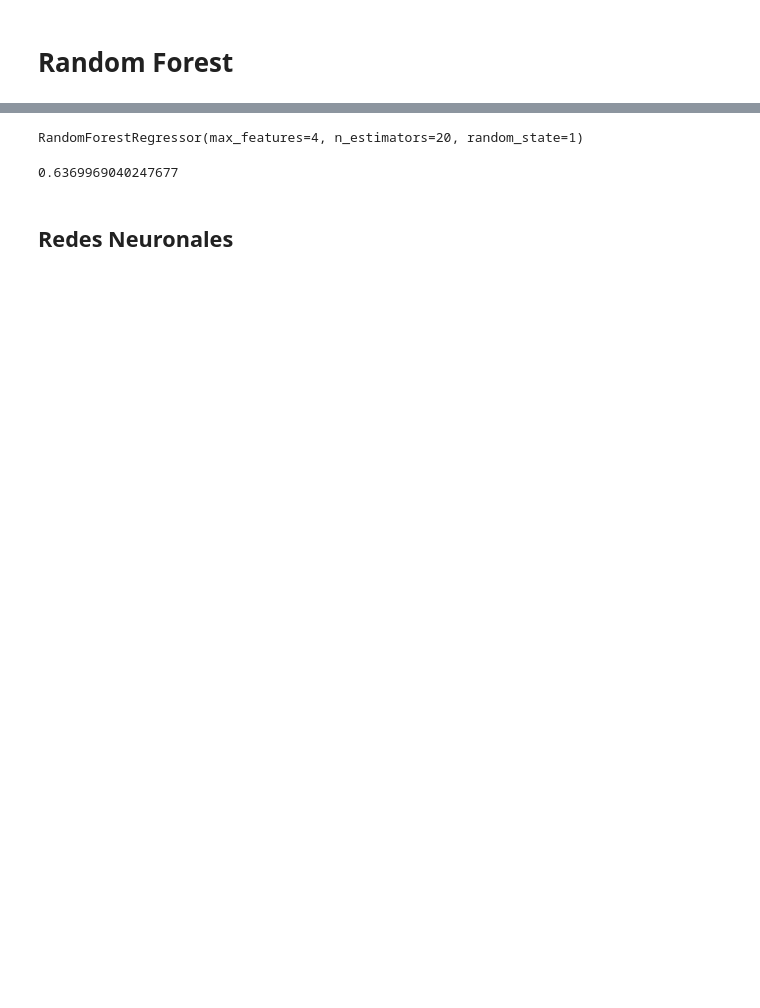
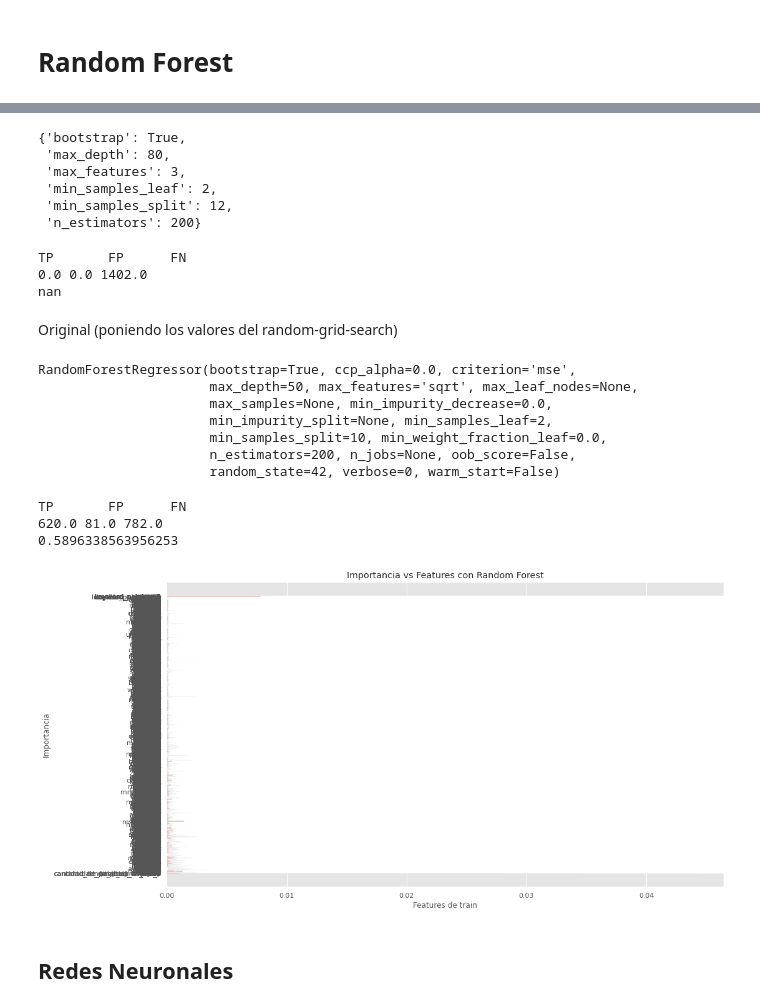
Before and after one commit to GIBelletti/TP2-7506-Datos, a Jupyter notebook: TP2.ipynb, the cells around one changed output, grey strips where cells are left out. Drawn from its saved outputs; the diff is of its cells as text; code cells hidden in the pictures; blank space fills up the shorter version.

Commit message:
Agrego la busqueda de hiperparam con RandomGridSearch

```diff
--- a/TP2.ipynb
+++ b/TP2.ipynb
@@ -895,8 +689,6 @@ maximo 0.6653831343858299 parametros (iter,learning,profundidad) [14, 0.56, 0.52
 # %%
-xgb_reg = xgb.XGBRegressor(max_depth = 15,
+xgb_reg = xgb.XGBRegressor(max_depth = 7,
                            colsample_bytree = 0.5,
-                           learning_rate = 0.8,
+                           learning_rate = 0.6,
                            alpha = 10,
                            objetive = 'reg:squarederror')
-
-xgb_reg.fit(train_set, train_label)
@@ -952,22 +828,49 @@ NameError: name 'xg_reg' is not defined
+# %%
+grid_search.best_params_
+# %% [output]
+{'bootstrap': True,
+ 'max_depth': 80,
+ 'max_features': 3,
+ 'min_samples_leaf': 2,
+ 'min_samples_split': 12,
+ 'n_estimators': 200}
+# %%
+preds = grid_search.predict(test_set).round()
+result['target'] = preds
+print(F1(result))
+# %% [output]
+TP       FP      FN
+0.0 0.0 1402.0
+nan
+# %% [markdown]
+Original (poniendo los valores del random-grid-search)
 # %%
-from sklearn.ensemble import RandomForestRegressor
-rf = RandomForestRegressor(random_state=1, n_estimators = 20, max_features = 4)
+rf = RandomForestRegressor(random_state=42, n_estimators = 200, max_features = 'sqrt', min_samples_split = 10, min_samples_leaf = 2, max_depth = 50)
 rf.fit(train_set, train_label)
 # %% [output]
-RandomForestRegressor(max_features=4, n_estimators=20, random_state=1)
+RandomForestRegressor(bootstrap=True, ccp_alpha=0.0, criterion='mse',
+                      max_depth=50, max_features='sqrt', max_leaf_nodes=None,
+                      max_samples=None, min_impurity_decrease=0.0,
+                      min_impurity_split=None, min_samples_leaf=2,
+                      min_samples_split=10, min_weight_fraction_leaf=0.0,
+                      n_estimators=200, n_jobs=None, oob_score=False,
+                      random_state=42, verbose=0, warm_start=False)
 # %%
-result = pd.read_csv('sample_submission.csv',index_col=['id'])
 predicts = rf.predict(test_set).round()
 result['target'] = predicts
 print(F1(result))
 # %% [output]
-0.6369969040247677
+TP       FP      FN
+620.0 81.0 782.0
+0.5896338563956253
 # %%
-plt.barh(train_set.columns, rf.feature_importances_)
+plt.barh(train_set.columns[0:5], rf.feature_importances_[0:5])
 plt.xlabel('Features de train')
 plt.ylabel('Importancia')
 plt.title('Importancia vs Features con Random Forest')
 plt.show()
+# %% [output]
+[figure, added]
 # %% [markdown]
 ## Redes Neuronales
 # %%
```
Also changed, not shown: parts of 61 cells of this notebook.
